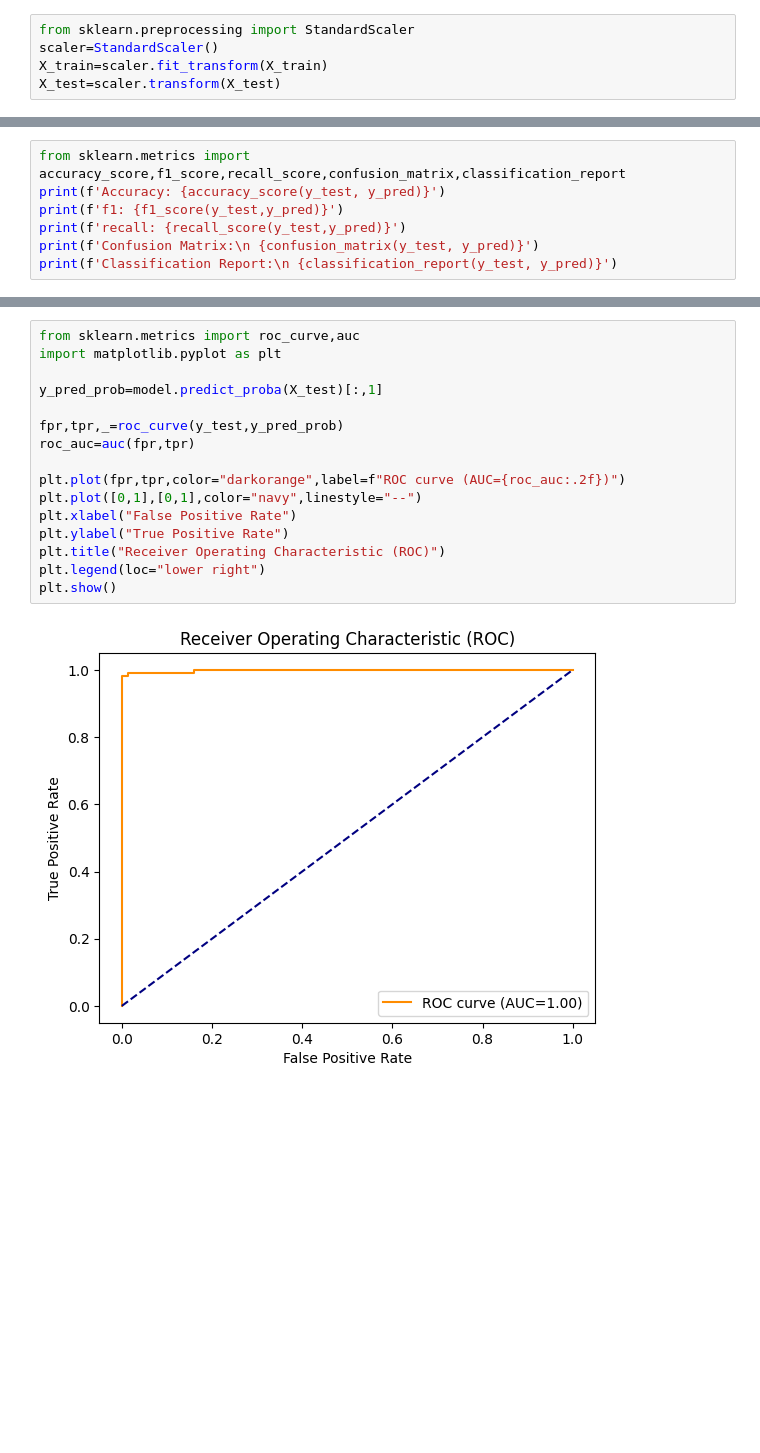
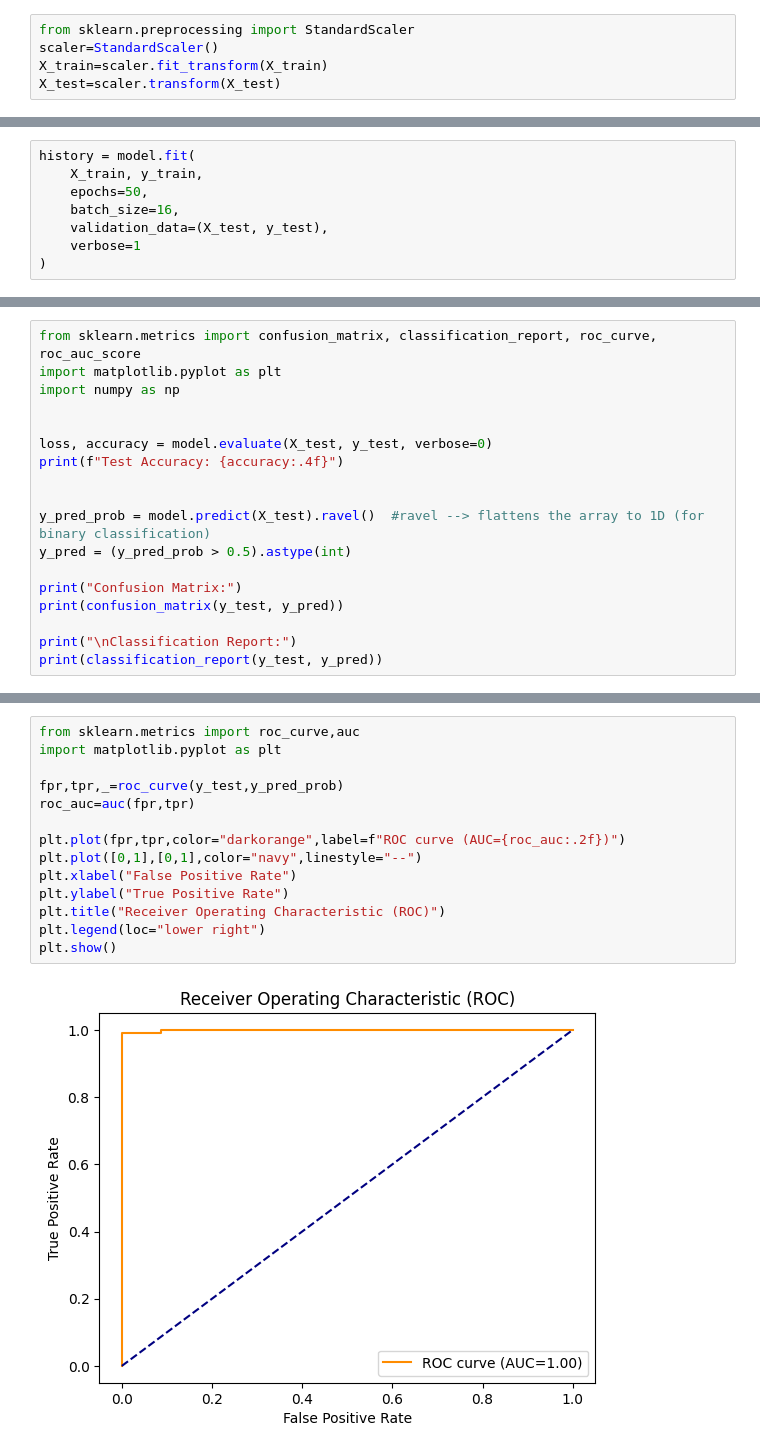
Before and after one commit to subhiksha-kodi/ANN---BREAST-CANCER-DATASET, a Jupyter notebook: code.ipynb, the cells around one changed output, grey strips where cells are left out. Drawn from its saved outputs; the diff is of its cells as text; blank space fills up the shorter version.

```diff
--- a/code.ipynb
+++ b/code.ipynb
@@ -255,0 +292,8 @@ y_pred=model.predict(X_test)
+# %%
+history = model.fit(
+    X_train, y_train,
+    epochs=50,
+    batch_size=16,
+    validation_data=(X_test, y_test),
+    verbose=1
+)
@@ -256,8 +318,19 @@ y_pred=model.predict(X_test)
 # %%
-from sklearn.metrics import accuracy_score,f1_score,recall_score,confusion_matrix,classification_report
-print(f'Accuracy: {accuracy_score(y_test, y_pred)}')
-print(f'f1: {f1_score(y_test,y_pred)}')
-print(f'recall: {recall_score(y_test,y_pred)}')
-print(f'Confusion Matrix:\n {confusion_matrix(y_test, y_pred)}')
-print(f'Classification Report:\n {classification_report(y_test, y_pred)}')
+from sklearn.metrics import confusion_matrix, classification_report, roc_curve, roc_auc_score
+import matplotlib.pyplot as plt
+import numpy as np
+
+
+loss, accuracy = model.evaluate(X_test, y_test, verbose=0)
+print(f"Test Accuracy: {accuracy:.4f}")
+
+
+y_pred_prob = model.predict(X_test).ravel()  #ravel --> flattens the array to 1D (for binary classification)
+y_pred = (y_pred_prob > 0.5).astype(int)
+
+print("Confusion Matrix:")
+print(confusion_matrix(y_test, y_pred))
+
+print("\nClassification Report:")
+print(classification_report(y_test, y_pred))
 # %% [output]
@@ -301,20 +376,18 @@ Test Accuracy: 0.9758064516129032
 # %%
 from sklearn.metrics import roc_curve,auc
 import matplotlib.pyplot as plt
-
-y_pred_prob=model.predict_proba(X_test)[:,1]
 
 fpr,tpr,_=roc_curve(y_test,y_pred_prob)
 roc_auc=auc(fpr,tpr)
 
 plt.plot(fpr,tpr,color="darkorange",label=f"ROC curve (AUC={roc_auc:.2f})")
 plt.plot([0,1],[0,1],color="navy",linestyle="--")
 plt.xlabel("False Positive Rate")
 plt.ylabel("True Positive Rate")
 plt.title("Receiver Operating Characteristic (ROC)")
 plt.legend(loc="lower right")
 plt.show()
 # %% [output]
-[figure, old version]
+[figure, new version]
 # %%
 import joblib
```
Also changed, not shown: parts of 7 cells of this notebook, 3 other files.
